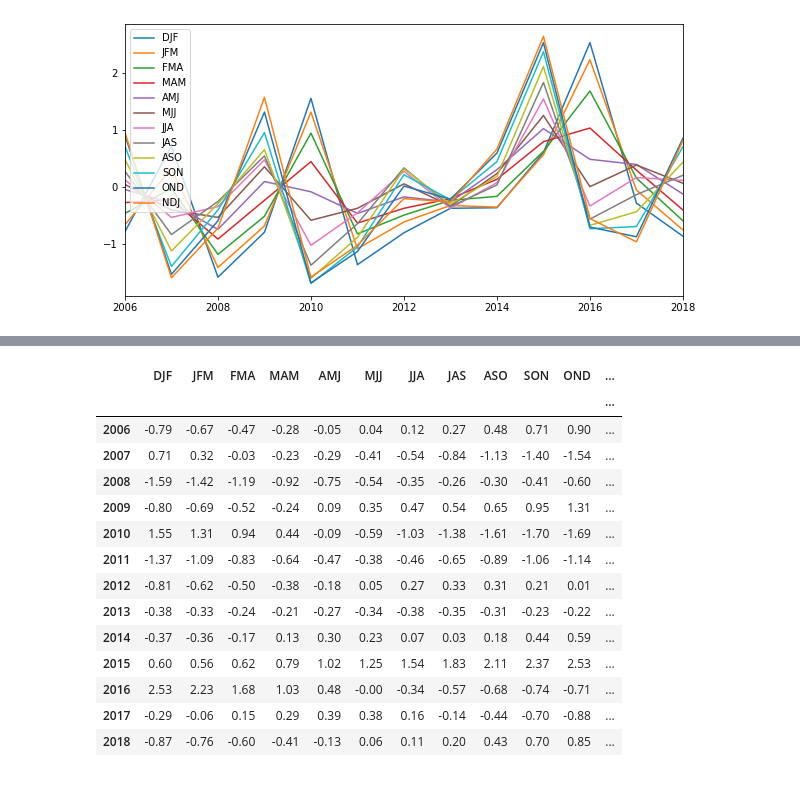
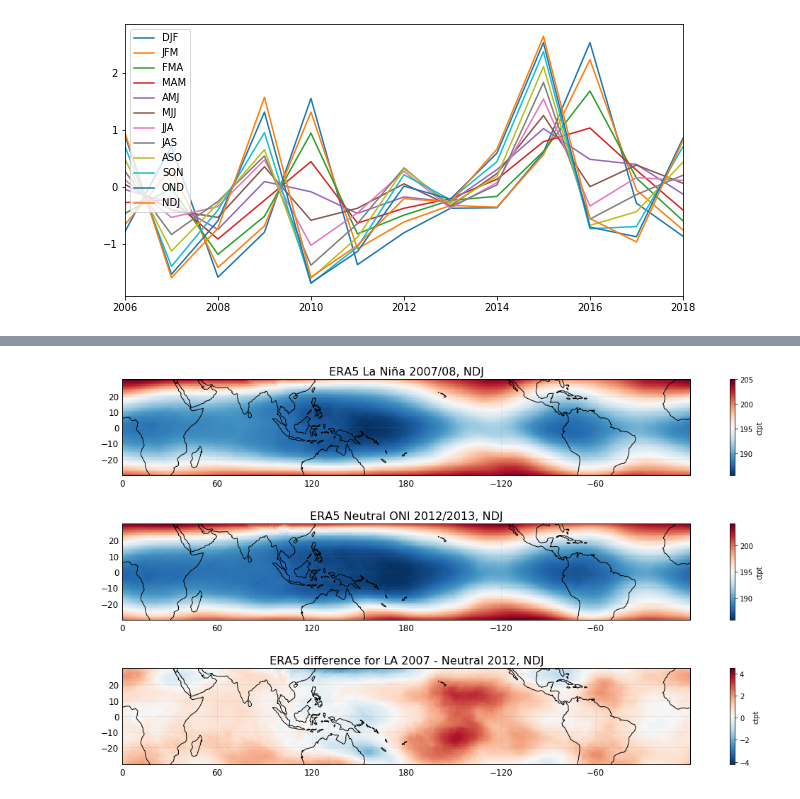
Before and after one commit to johanmeh/master, a Jupyter notebook: enso/oni_index.ipynb, the cells around one changed output, grey strips where cells are left out. Saved outputs shown, nothing was run; the diff lists cells and outputs as text; code cells hidden in the pictures.

```diff
--- a/enso/oni_index.ipynb
+++ b/enso/oni_index.ipynb
@@ -39,18 +56,25 @@ plt.legend()
-# %%
-df_sel
-# %% [output]
-|  | DJF | JFM | FMA | MAM | AMJ | MJJ | JJA | JAS | ASO | SON | OND | ... |
-|  |  |  |  |  |  |  |  |  |  |  |  | ... |
-| 2006 | -0.79 | -0.67 | -0.47 | -0.28 | -0.05 | 0.04 | 0.12 | 0.27 | 0.48 | 0.71 | 0.90 | ... |
-| 2007 | 0.71 | 0.32 | -0.03 | -0.23 | -0.29 | -0.41 | -0.54 | -0.84 | -1.13 | -1.40 | -1.54 | ... |
-| 2008 | -1.59 | -1.42 | -1.19 | -0.92 | -0.75 | -0.54 | -0.35 | -0.26 | -0.30 | -0.41 | -0.60 | ... |
-| 2009 | -0.80 | -0.69 | -0.52 | -0.24 | 0.09 | 0.35 | 0.47 | 0.54 | 0.65 | 0.95 | 1.31 | ... |
-| 2010 | 1.55 | 1.31 | 0.94 | 0.44 | -0.09 | -0.59 | -1.03 | -1.38 | -1.61 | -1.70 | -1.69 | ... |
-| 2011 | -1.37 | -1.09 | -0.83 | -0.64 | -0.47 | -0.38 | -0.46 | -0.65 | -0.89 | -1.06 | -1.14 | ... |
-| 2012 | -0.81 | -0.62 | -0.50 | -0.38 | -0.18 | 0.05 | 0.27 | 0.33 | 0.31 | 0.21 | 0.01 | ... |
-| 2013 | -0.38 | -0.33 | -0.24 | -0.21 | -0.27 | -0.34 | -0.38 | -0.35 | -0.31 | -0.23 | -0.22 | ... |
-| 2014 | -0.37 | -0.36 | -0.17 | 0.13 | 0.30 | 0.23 | 0.07 | 0.03 | 0.18 | 0.44 | 0.59 | ... |
-| 2015 | 0.60 | 0.56 | 0.62 | 0.79 | 1.02 | 1.25 | 1.54 | 1.83 | 2.11 | 2.37 | 2.53 | ... |
-| 2016 | 2.53 | 2.23 | 1.68 | 1.03 | 0.48 | -0.00 | -0.34 | -0.57 | -0.68 | -0.74 | -0.71 | ... |
-| 2017 | -0.29 | -0.06 | 0.15 | 0.29 | 0.39 | 0.38 | 0.16 | -0.14 | -0.44 | -0.70 | -0.88 | ... |
-| 2018 | -0.87 | -0.76 | -0.60 | -0.41 | -0.13 | 0.06 | 0.11 | 0.20 | 0.43 | 0.70 | 0.85 | ... |
+# %%
+path = '/uio/hume/student-u62/johanmeh/Documents/Master/Data_from_Susann/new_data/'
+
+ds = xr.open_dataset(path + 'FULL-ERA5.monthmean.2007-2018.concat_new.nc')
+ds2 = xr.open_dataset(path + 'erai.tp.monmean.nc')
+# %%
+era5_trop = ds.sel(lat=slice(-30,30))
+erai_trop = ds.sel(lat=slice(30,-30), time=slice('2006-01-01', '2018-12-31'))
+# %%
+nina07 = era5_trop.sel(time=slice('2007-10-01', '2008-03-01'))
+nina10 = era5_trop.sel(time=slice('2010-10-01', '2011-03-01'))
+nina17 = era5_trop.sel(time=slice('2017-10-01', '2018-03-01'))
+
+nino09 = era5_trop.sel(time=slice('2009-10-01', '2010-03-01'))
+nino15 = era5_trop.sel(time=slice('2015-10-01', '2016-03-01'))
+
+neau = era5_trop.sel(time=slice('2012-10-01', '2013-03-01'))
+
+diff11 = nina07.ctpt[1,:,:] - neau.ctpt[1,:,:]
+diff12 = nina07.ctpt[2,:,:] - neau.ctpt[2,:,:]
+diff01 = nina07.ctpt[3,:,:] - neau.ctpt[3,:,:]
+# %%
+nina07.ctpt[1:4, :,:]
+diff_LA_07 = nina07.ctpt[1:4,:,:] - neau.ctpt[1:4,:,:].values
+LA_07 = diff_LA_07.mean(axis=0)
@@ -56,0 +93,16 @@ df_sel
+# %%
+ds1 = nina07.ctpt[1:4, :, :].mean(axis=0)
+ds2 = neau.ctpt[1:4, :, :].mean(axis=0)
+ds3 = LA_07
+tl1 = 'ERA5 La Niña 2007/08, NDJ'
+tl2 = 'ERA5 Neutral ONI 2012/2013, NDJ'
+tl3 = 'ERA5 difference for LA 2007 - Neutral 2012, NDJ'
+vmin1 = 183
+vmax1 = 206
+vmin2 = -4.2
+vmax2= 4.5
+
+r = f.three_plot(ds1, ds2, ds3, tl1, tl2, tl3, vmin2, vmax2, cm='RdBu_r', enso=True)
+#r.savefig('la_nina_2007_neau_2012.pdf')
+# %% [output]
+[figure, added]
```
Also changed, not shown: parts of 27 cells of this notebook, 1 other file.
